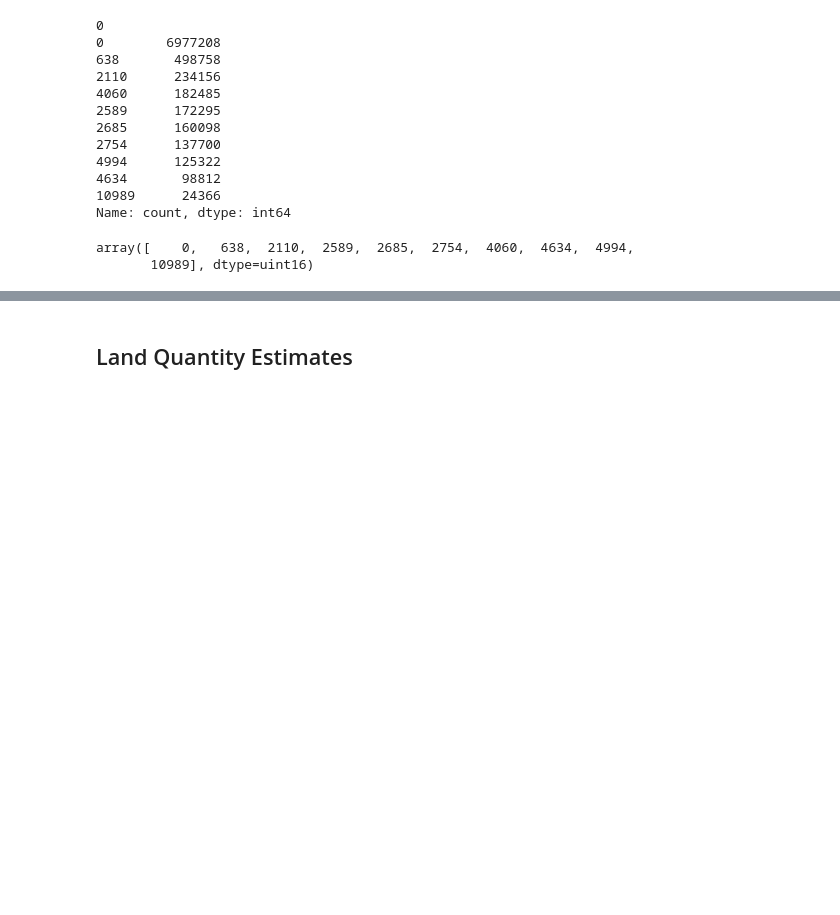
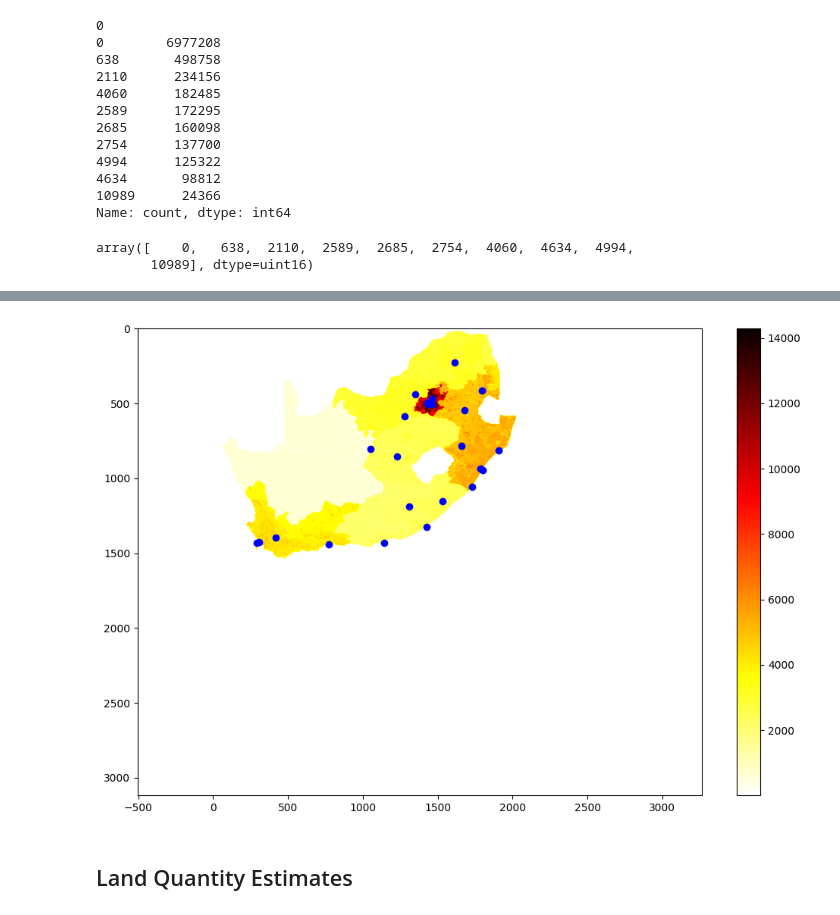
Before and after one commit to unded666/A50GreenPower, a Jupyter notebook: GSA Analysis.ipynb, the cells around one changed output, grey strips where cells are left out. Cells and saved outputs as stored; diff of their text form; code cells hidden in the pictures; blank space fills up the shorter version.

Commit message:
created data centre projection function

```diff
--- a/GSA Analysis.ipynb
+++ b/GSA Analysis.ipynb
@@ -1011,3 +1025,17 @@ array([    0,   638,  2110,  2589,  2685,  2754,  4060,  4634,  4994,
+# %%
+savefile = './WorkingData/Maps/LandPriceProjected.png'
+# %%
+manipulator.project_data_centres_onto_map(data_centre_frame=wrangler.df,
+                                          src=base_src,
+                                          img=land_price_image,
+                                          savefile=savefile)
+ymax = 1600
+xmax = 2200
+_ = plt.imshow(land_price_image[:ymax, :xmax], cmap='hot_r')
+_ = plt.colorbar()
+plt.title ('land price in Rands / Hectare')
+# %% [output]
+[figure, added]
 # %% [markdown]
 ## Land Quantity Estimates
 # %%
```
Also changed, not shown: parts of 3 cells of this notebook, 4 other files.
